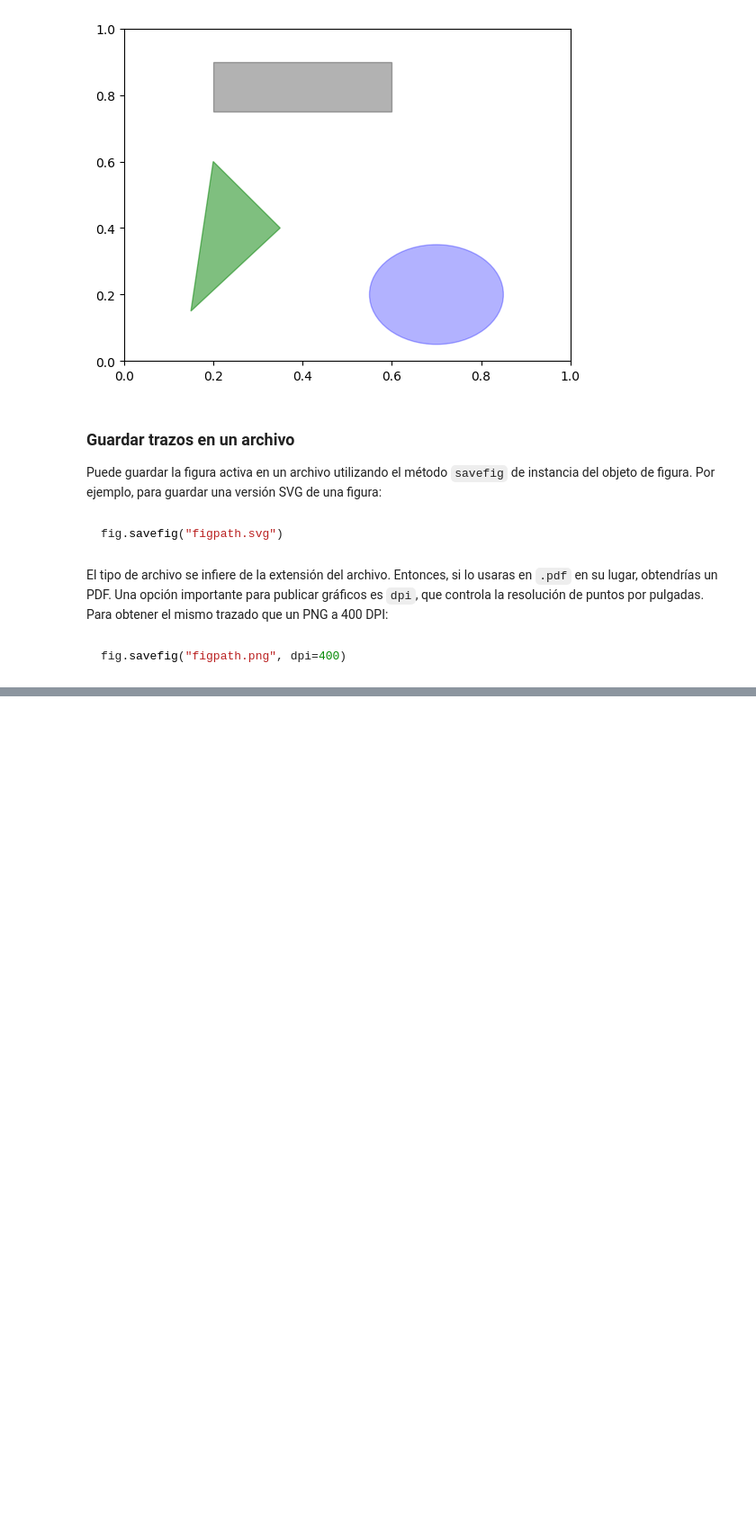
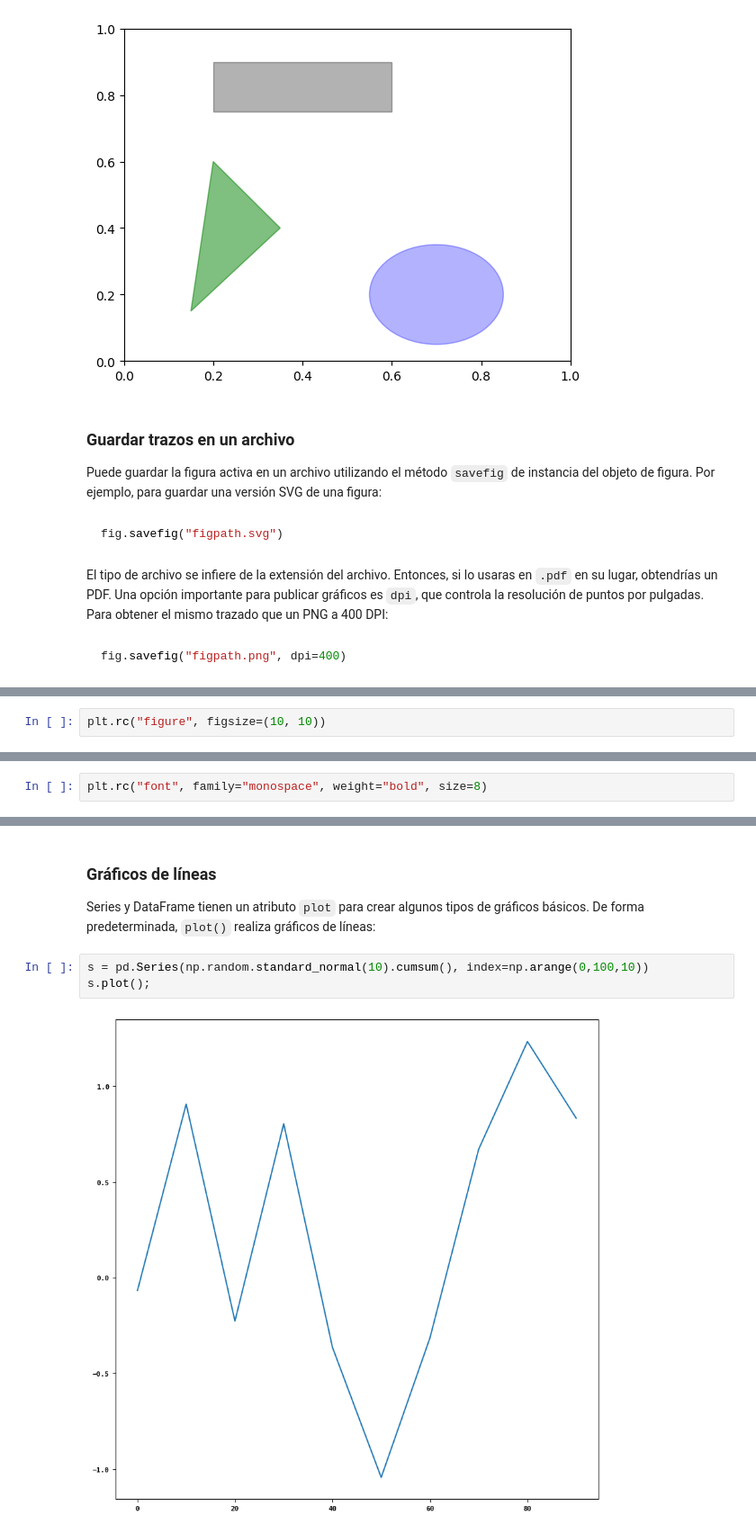
Before and after one commit to taquero-programador/Data-Analysis, a Jupyter notebook: Python for Data Analysis/chapter_09_plotting/plotting_and_visualization.ipynb, the cells around one changed output, grey strips where cells are left out. Shown at 90% size. Drawn from its saved outputs; the diff is of its cells as text; blank space fills up the shorter version.

Commit message:
docs(chapter 09): plotting and visualization

```diff
--- a/Python for Data Analysis/chapter_09_plotting/plotting_and_visualization.ipynb
+++ b/Python for Data Analysis/chapter_09_plotting/plotting_and_visualization.ipynb
@@ -294,0 +301,2 @@ fig.savefig("figpath.png", dpi=400)
+# %%
+plt.rc("figure", figsize=(10, 10))
@@ -294,0 +310,2 @@ fig.savefig("figpath.png", dpi=400)
+# %%
+plt.rc("font", family="monospace", weight="bold", size=8)
@@ -294,0 +324,8 @@ fig.savefig("figpath.png", dpi=400)
+# %% [markdown]
+### Gráficos de líneas
+Series y DataFrame tienen un atributo `plot` para crear algunos tipos de gráficos básicos. De forma predeterminada, `plot()` realiza gráficos de líneas:
+# %%
+s = pd.Series(np.random.standard_normal(10).cumsum(), index=np.arange(0,100,10))
+s.plot();
+# %% [output]
+[figure, added]
```
Also changed, not shown: parts of 70 cells of this notebook, 4 other files.
